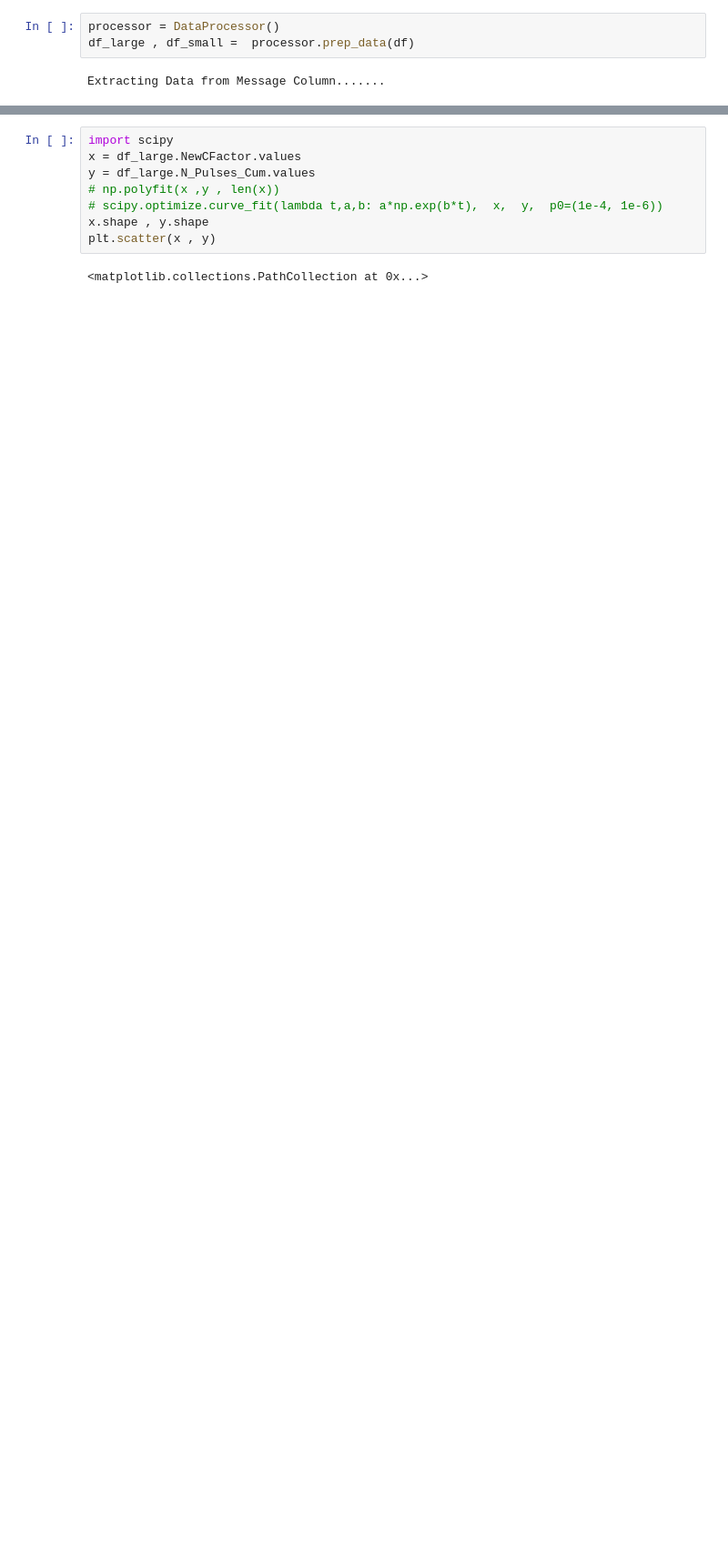
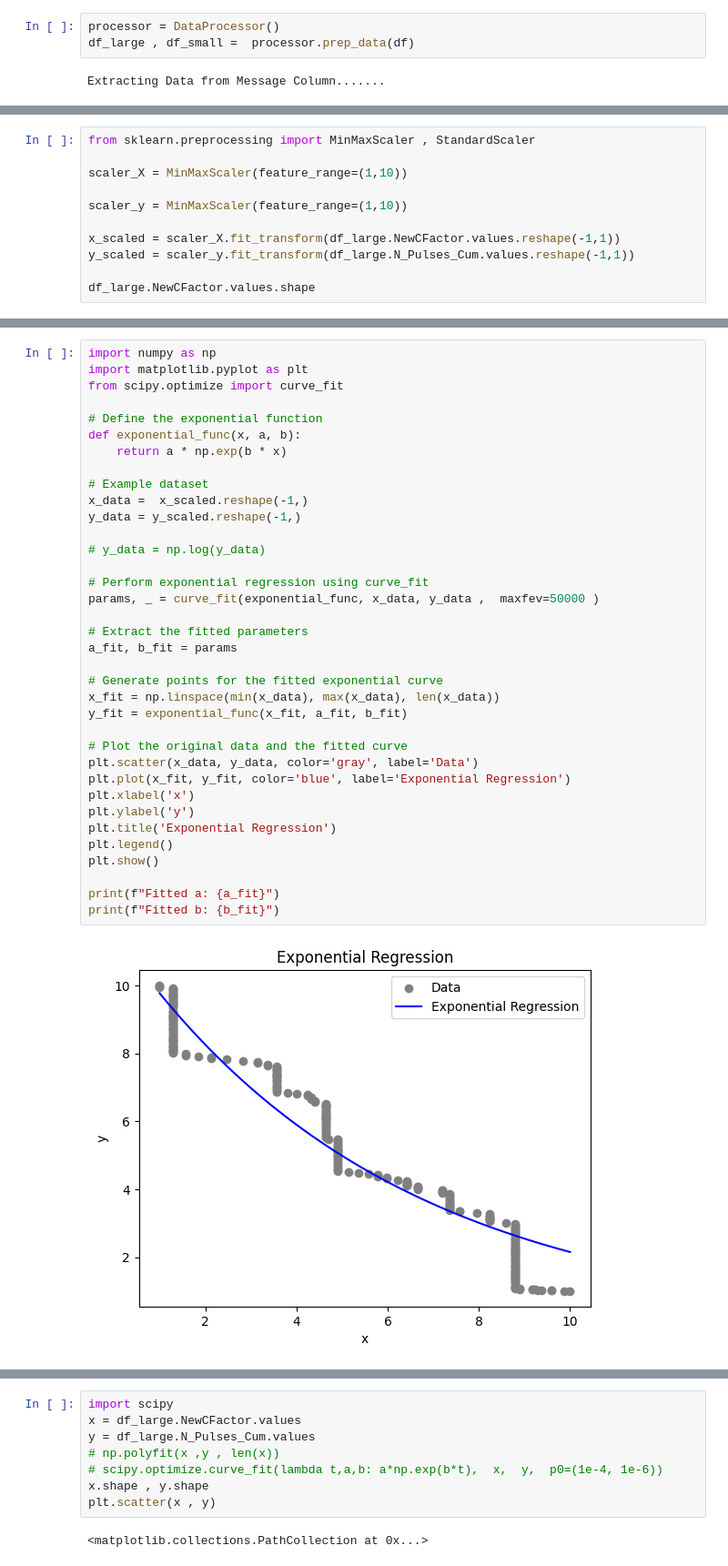
Before and after one commit to Aylore/filament-component-failure-prediction, a Jupyter notebook: notebooks/EDA.ipynb, the cells around one changed output, grey strips where cells are left out. Shown at 91% size. Saved outputs shown, nothing was run; the diff lists cells and outputs as text; blank space fills up the shorter version.

```diff
--- a/notebooks/EDA.ipynb
+++ b/notebooks/EDA.ipynb
@@ -21,0 +31,11 @@ Extracting Data from Message Column.......
+# %%
+from sklearn.preprocessing import MinMaxScaler , StandardScaler
+
+scaler_X = MinMaxScaler(feature_range=(1,10))
+
+scaler_y = MinMaxScaler(feature_range=(1,10))
+
+x_scaled = scaler_X.fit_transform(df_large.NewCFactor.values.reshape(-1,1))
+y_scaled = scaler_y.fit_transform(df_large.N_Pulses_Cum.values.reshape(-1,1))
+
+df_large.NewCFactor.values.shape
@@ -21,0 +44,38 @@ Extracting Data from Message Column.......
+# %%
+import numpy as np
+import matplotlib.pyplot as plt
+from scipy.optimize import curve_fit
+
+# Define the exponential function
+def exponential_func(x, a, b):
+    return a * np.exp(b * x)
+
+# Example dataset
+x_data =  x_scaled.reshape(-1,)
+y_data = y_scaled.reshape(-1,)
+
+# y_data = np.log(y_data)
+
+# Perform exponential regression using curve_fit
+params, _ = curve_fit(exponential_func, x_data, y_data ,  maxfev=50000 )
+
+# Extract the fitted parameters
+a_fit, b_fit = params
+
+# Generate points for the fitted exponential curve
+x_fit = np.linspace(min(x_data), max(x_data), len(x_data))
+y_fit = exponential_func(x_fit, a_fit, b_fit)
+
+# Plot the original data and the fitted curve
+plt.scatter(x_data, y_data, color='gray', label='Data')
+plt.plot(x_fit, y_fit, color='blue', label='Exponential Regression')
+plt.xlabel('x')
+plt.ylabel('y')
+plt.title('Exponential Regression')
+plt.legend()
+plt.show()
+
+print(f"Fitted a: {a_fit}")
+print(f"Fitted b: {b_fit}")
+# %% [output]
+[figure, added]
```
Also changed, not shown: parts of 24 cells of this notebook, 5 other files.
